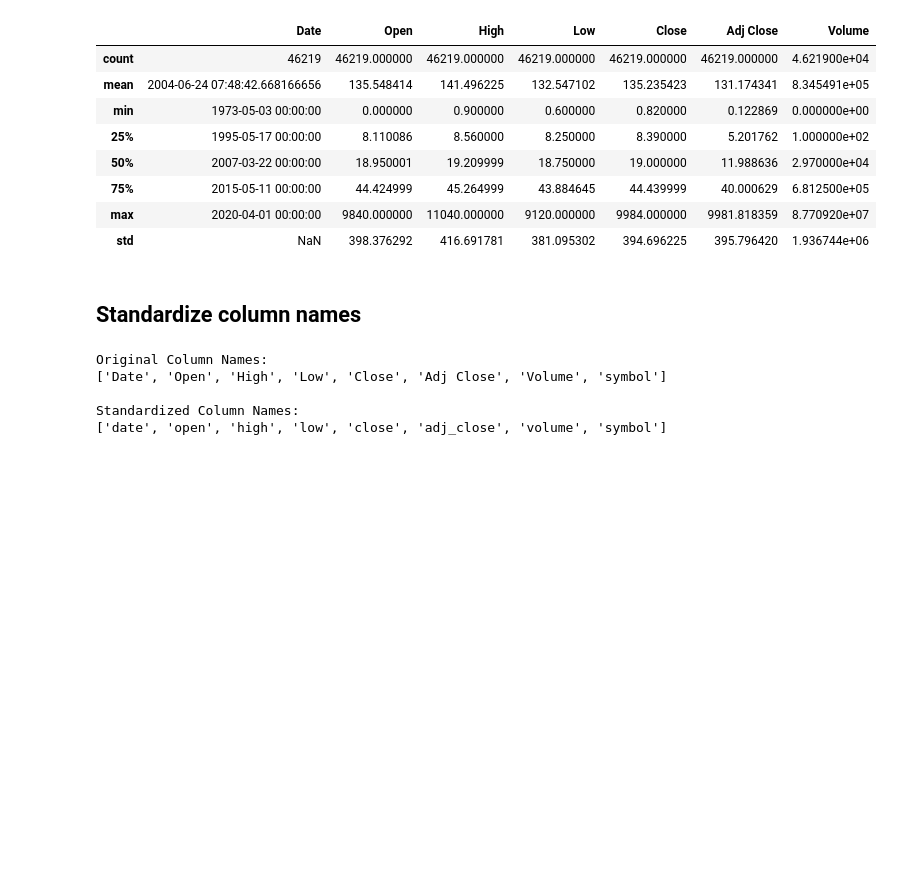
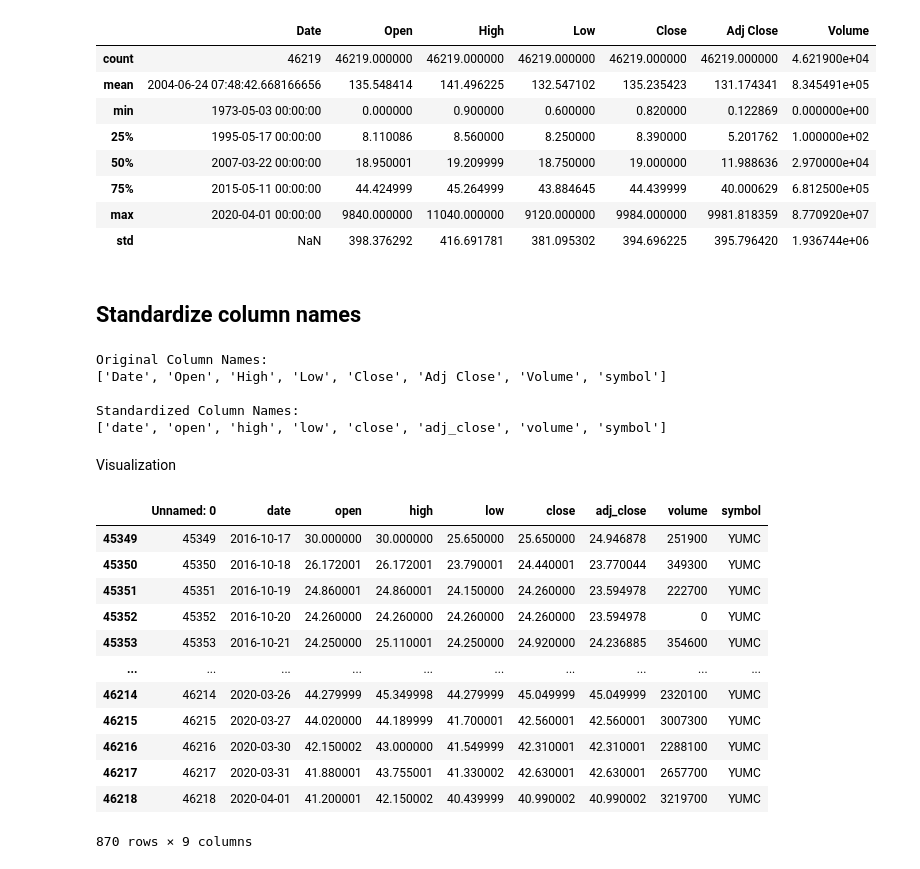
Before and after one commit to b-kenneth/Group3-Week1-Lab, a Jupyter notebook: notebooks/stock_price_analysis.ipynb, the cells around one changed output. Cells and saved outputs as stored; diff of their text form; code cells hidden in the pictures; blank space fills up the shorter version.

```diff
--- a/notebooks/stock_price_analysis.ipynb
+++ b/notebooks/stock_price_analysis.ipynb
@@ -258,3 +301,5 @@ Standardized Column Names:
 # %%
 # Save the cleaned dataset
 df.to_csv('../data/cleaned_data.csv')
+# %% [markdown]
+Visualization
@@ -260,0 +311,16 @@ df.to_csv('../data/cleaned_data.csv')
+# %%
+filtered
+# %% [output]
+|  | Unnamed: 0 | date | open | high | low | close | adj_close | volume | symbol |
+| 45349 | 45349 | 2016-10-17 | 30.000000 | 30.000000 | 25.650000 | 25.650000 | 24.946878 | 251900 | YUMC |
+| 45350 | 45350 | 2016-10-18 | 26.172001 | 26.172001 | 23.790001 | 24.440001 | 23.770044 | 349300 | YUMC |
+| 45351 | 45351 | 2016-10-19 | 24.860001 | 24.860001 | 24.150000 | 24.260000 | 23.594978 | 222700 | YUMC |
+| 45352 | 45352 | 2016-10-20 | 24.260000 | 24.260000 | 24.260000 | 24.260000 | 23.594978 | 0 | YUMC |
+| 45353 | 45353 | 2016-10-21 | 24.250000 | 25.110001 | 24.250000 | 24.920000 | 24.236885 | 354600 | YUMC |
+| ... | ... | ... | ... | ... | ... | ... | ... | ... | ... |
+| 46214 | 46214 | 2020-03-26 | 44.279999 | 45.349998 | 44.279999 | 45.049999 | 45.049999 | 2320100 | YUMC |
+| 46215 | 46215 | 2020-03-27 | 44.020000 | 44.189999 | 41.700001 | 42.560001 | 42.560001 | 3007300 | YUMC |
+| 46216 | 46216 | 2020-03-30 | 42.150002 | 43.000000 | 41.549999 | 42.310001 | 42.310001 | 2288100 | YUMC |
+| 46217 | 46217 | 2020-03-31 | 41.880001 | 43.755001 | 41.330002 | 42.630001 | 42.630001 | 2657700 | YUMC |
+| 46218 | 46218 | 2020-04-01 | 41.200001 | 42.150002 | 40.439999 | 40.990002 | 40.990002 | 3219700 | YUMC |
+870 rows × 9 columns
```
Also changed, not shown: parts of 9 cells of this notebook.
